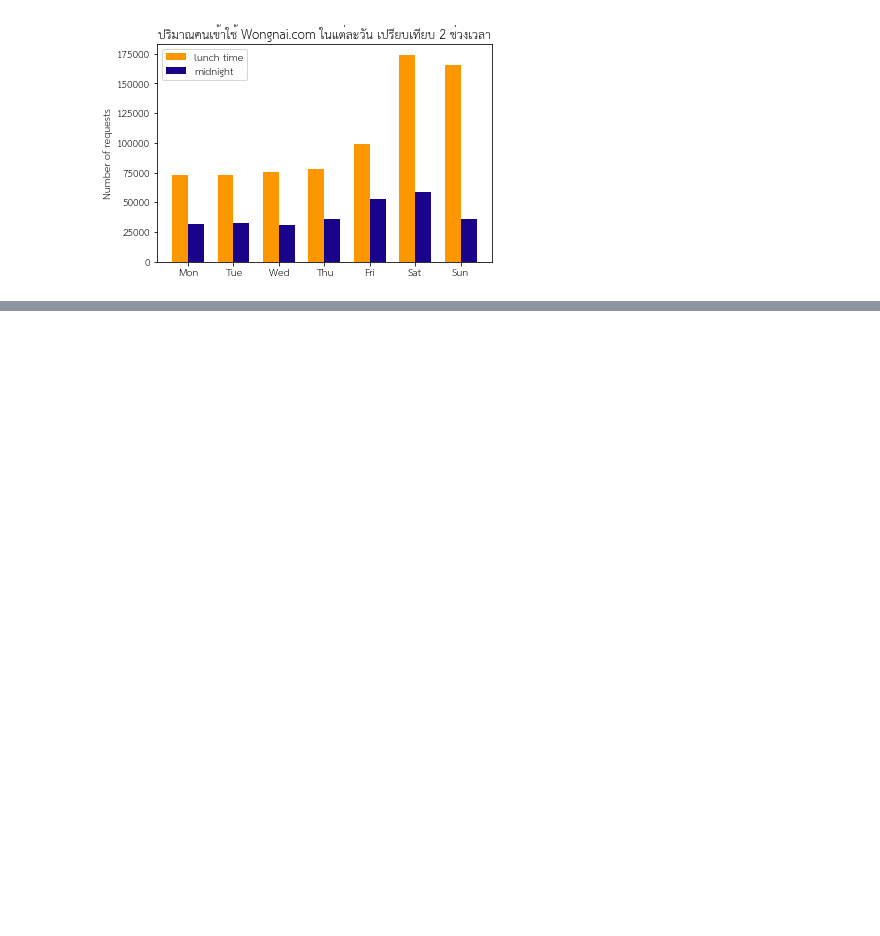
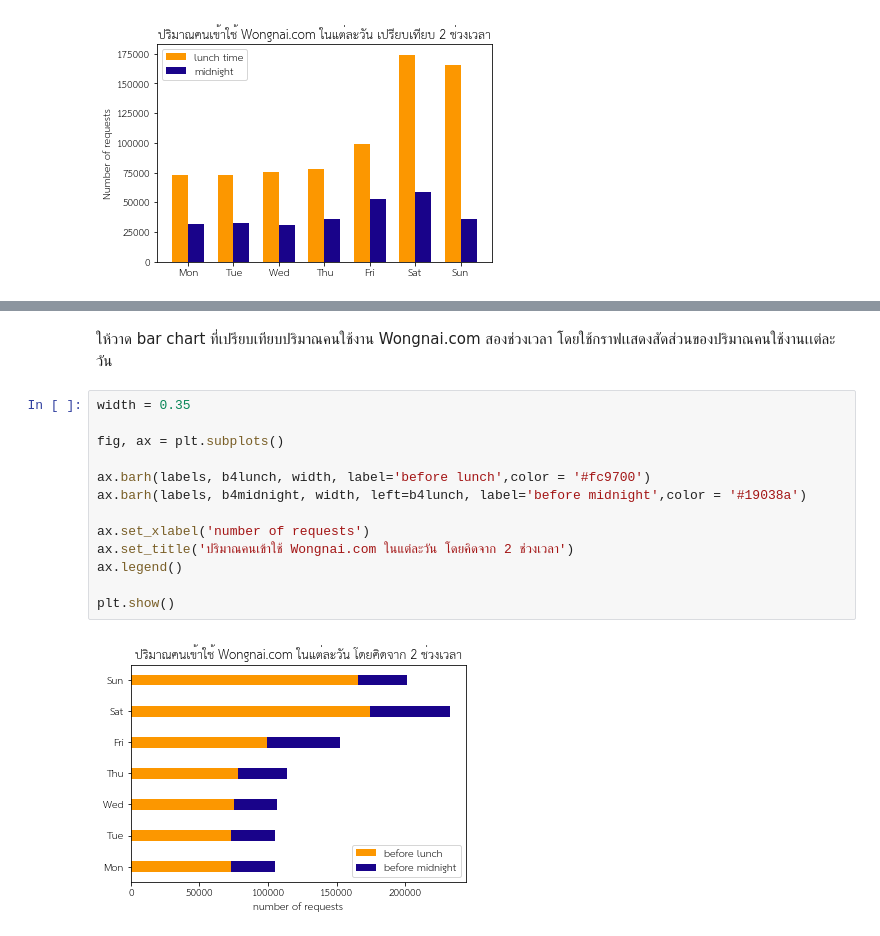
Before and after one commit to Watcharinkh/Data_viz, a Jupyter notebook: Visualize_Data_Comparison.ipynb, the cells around one changed output, grey strips where cells are left out. Drawn from its saved outputs; the diff is of its cells as text; blank space fills up the shorter version.

```diff
--- a/Visualize_Data_Comparison.ipynb
+++ b/Visualize_Data_Comparison.ipynb
@@ -153,0 +188,17 @@ ax.legend();
+# %% [markdown]
+ให้วาด bar chart ที่เปรียบเทียบปริมาณคนใช้งาน Wongnai.com สองช่วงเวลา โดยใช้กราฟเเสดงสัดส่วนของปริมาณคนใช้งานเเต่ละวัน
+# %%
+width = 0.35
+
+fig, ax = plt.subplots()
+
+ax.barh(labels, b4lunch, width, label='before lunch',color = '#fc9700')
+ax.barh(labels, b4midnight, width, left=b4lunch, label='before midnight',color = '#19038a')
+
+ax.set_xlabel('number of requests')
+ax.set_title('ปริมาณคนเข้าใช้ Wongnai.com ในแต่ละวัน โดยคิดจาก 2 ช่วงเวลา')
+ax.legend()
+
+plt.show()
+# %% [output]
+[figure, added]
```
Also changed, not shown: parts of 3 cells of this notebook.
